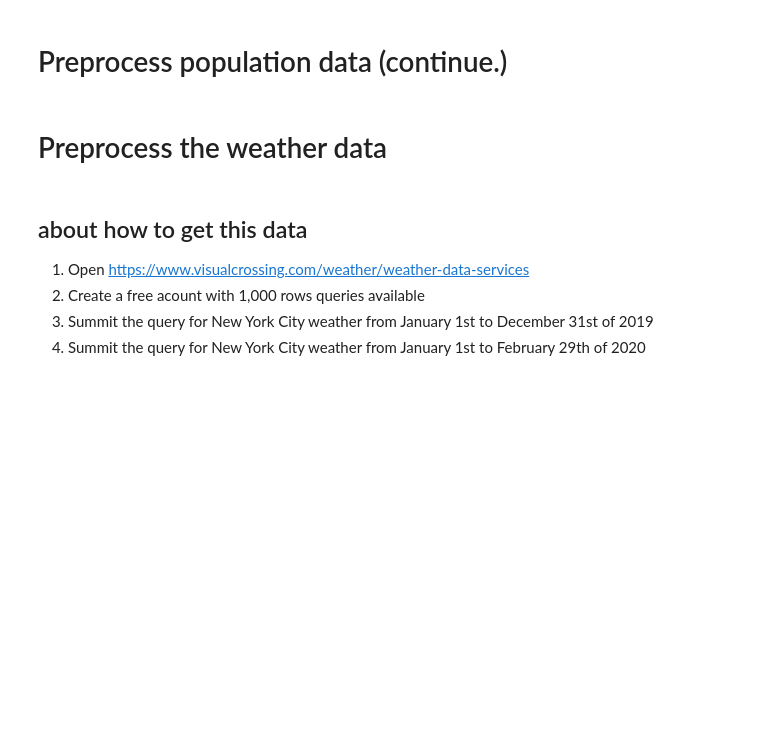
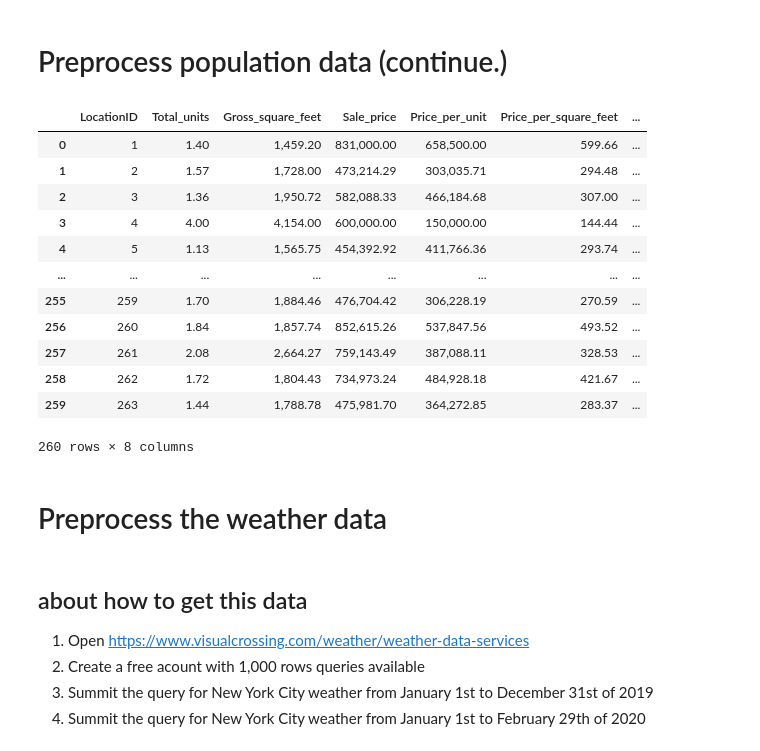
Before and after one commit to MAST30034-Applied-Data-Science/mast30034-project-1-HenryHuang2, a Jupyter notebook: notebooks/Preprocess_part_2.ipynb, the cells around one changed output. Saved outputs shown, nothing was run; the diff lists cells and outputs as text; code cells hidden in the pictures; blank space fills up the shorter version.

```diff
--- a/notebooks/Preprocess_part_2.ipynb
+++ b/notebooks/Preprocess_part_2.ipynb
@@ -315,7 +296,21 @@ new_zones_2019.to_csv("../data/curated/new_zones_2019.csv", index = False)
 new_zones_2020.to_csv("../data/curated/new_zones_2020.csv", index = False)
 # %%
 # View the processed data
-# new_zones_2019
+new_zones_2019
+# %% [output]
+|  | LocationID | Total_units | Gross_square_feet | Sale_price | Price_per_unit | Price_per_square_feet | ... |
+| 0 | 1 | 1.40 | 1,459.20 | 831,000.00 | 658,500.00 | 599.66 | ... |
+| 1 | 2 | 1.57 | 1,728.00 | 473,214.29 | 303,035.71 | 294.48 | ... |
+| 2 | 3 | 1.36 | 1,950.72 | 582,088.33 | 466,184.68 | 307.00 | ... |
+| 3 | 4 | 4.00 | 4,154.00 | 600,000.00 | 150,000.00 | 144.44 | ... |
+| 4 | 5 | 1.13 | 1,565.75 | 454,392.92 | 411,766.36 | 293.74 | ... |
+| ... | ... | ... | ... | ... | ... | ... | ... |
+| 255 | 259 | 1.70 | 1,884.46 | 476,704.42 | 306,228.19 | 270.59 | ... |
+| 256 | 260 | 1.84 | 1,857.74 | 852,615.26 | 537,847.56 | 493.52 | ... |
+| 257 | 261 | 2.08 | 2,664.27 | 759,143.49 | 387,088.11 | 328.53 | ... |
+| 258 | 262 | 1.72 | 1,804.43 | 734,973.24 | 484,928.18 | 421.67 | ... |
+| 259 | 263 | 1.44 | 1,788.78 | 475,981.70 | 364,272.85 | 283.37 | ... |
+260 rows × 8 columns
 # %% [markdown]
 # Preprocess the weather data
 # %% [markdown]
```
Also changed, not shown: parts of 7 cells of this notebook.
